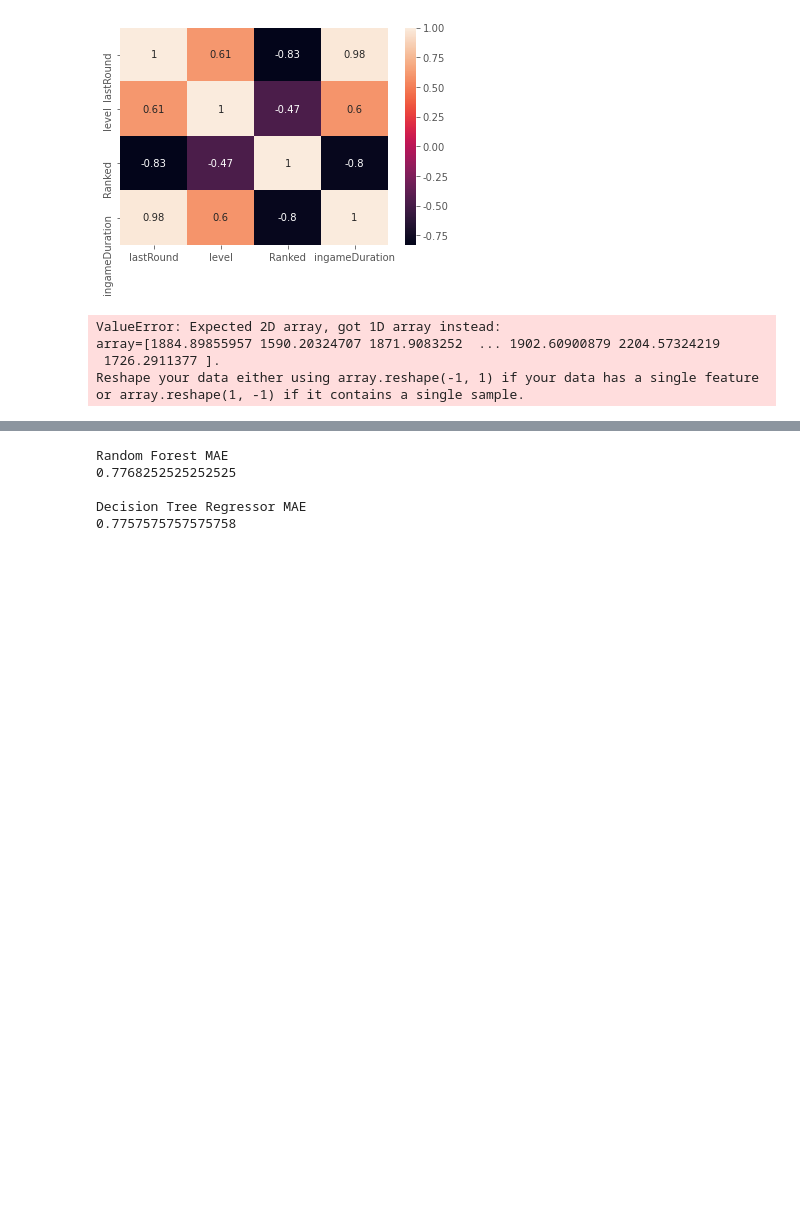
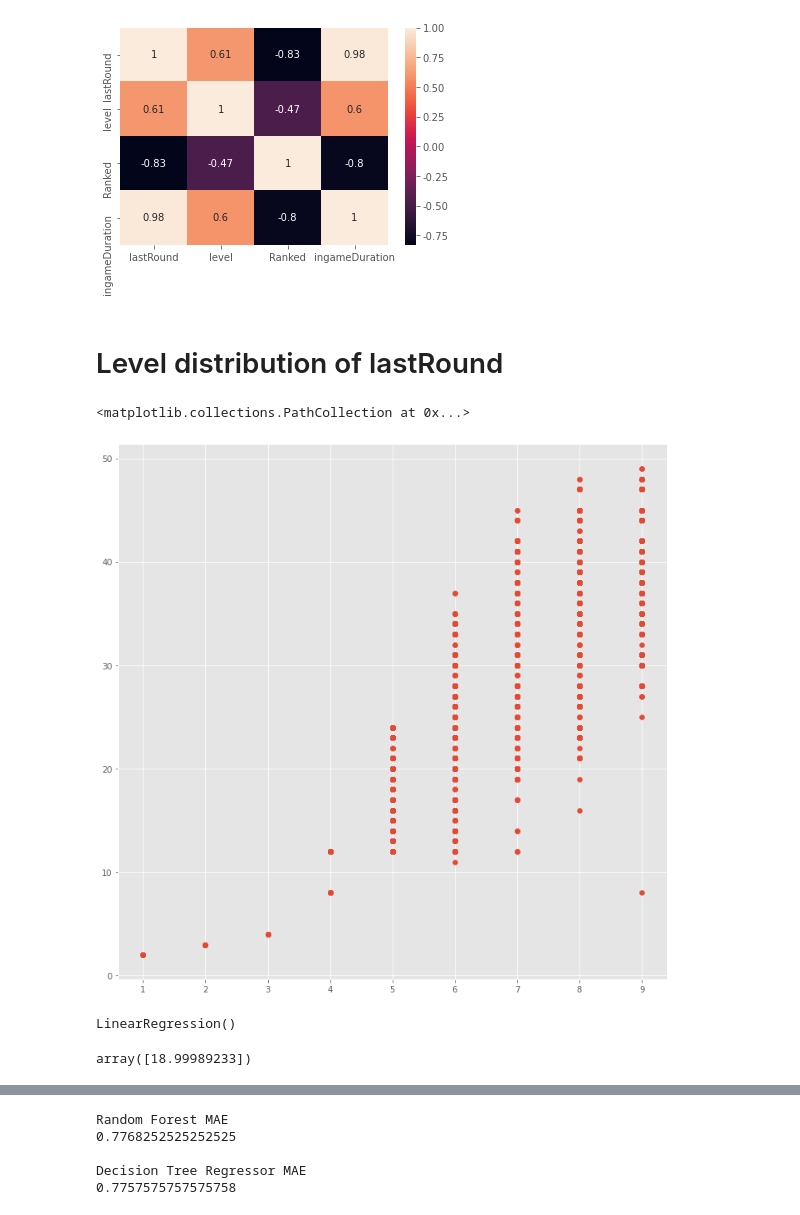
Before and after one commit to JHyuk2/tft_analysis, a Jupyter notebook: tft_data_analysis.ipynb, the cells around one changed output, grey strips where cells are left out. Drawn from its saved outputs; the diff is of its cells as text; code cells hidden in the pictures; blank space fills up the shorter version.

```diff
--- a/tft_data_analysis.ipynb
+++ b/tft_data_analysis.ipynb
@@ -903,17 +899,22 @@ plt.show()
-# %%
-from sklearn.linear_model import LinearRegression
-
-x_all = chall_copy['ingameDuration']
-y_all = chall_copy['level']
-y_all.head()
-
-X_train, X_valid, y_train, y_valid = train_test_split(x_all, y_all, test_size=0.33, random_state=1)
-
-linear_model = LinearRegression(fit_intercept=True, normalize=True, n_jobs=None)
-linear_model.fit(X_train, y_train)
-# chall_game
-# %% [output]
-ValueError: Expected 2D array, got 1D array instead:
-array=[1884.89855957 1590.20324707 1871.9083252  ... 1902.60900879 2204.57324219
- 1726.2911377 ].
-Reshape your data either using array.reshape(-1, 1) if your data has a single feature or array.reshape(1, -1) if it contains a single sample.
+# %% [markdown]
+# Level distribution of lastRound
+# %%
+axes = plt.subplots(1,1,figsize = (12,12))
+level_series = pd.Series(chall_copy['level'])
+last_rounds_series = pd.Series(chall_copy['lastRound'])
+plt.scatter(level_series, last_rounds_series,)
+# %% [output]
+<matplotlib.collections.PathCollection at 0x...>
+[figure, added]
+# %%
+# 선형회귀모델
+
+from sklearn.linear_model import LinearRegression
+lm_model = LinearRegression()
+lm_model.fit(level_series.values.reshape(-1,1), last_rounds_series)
+# %% [output]
+LinearRegression()
+# %%
+lm_model.predict([[4]])
+# %% [output]
+array([18.99989233])
```
Also changed, not shown: parts of 2 cells of this notebook.
